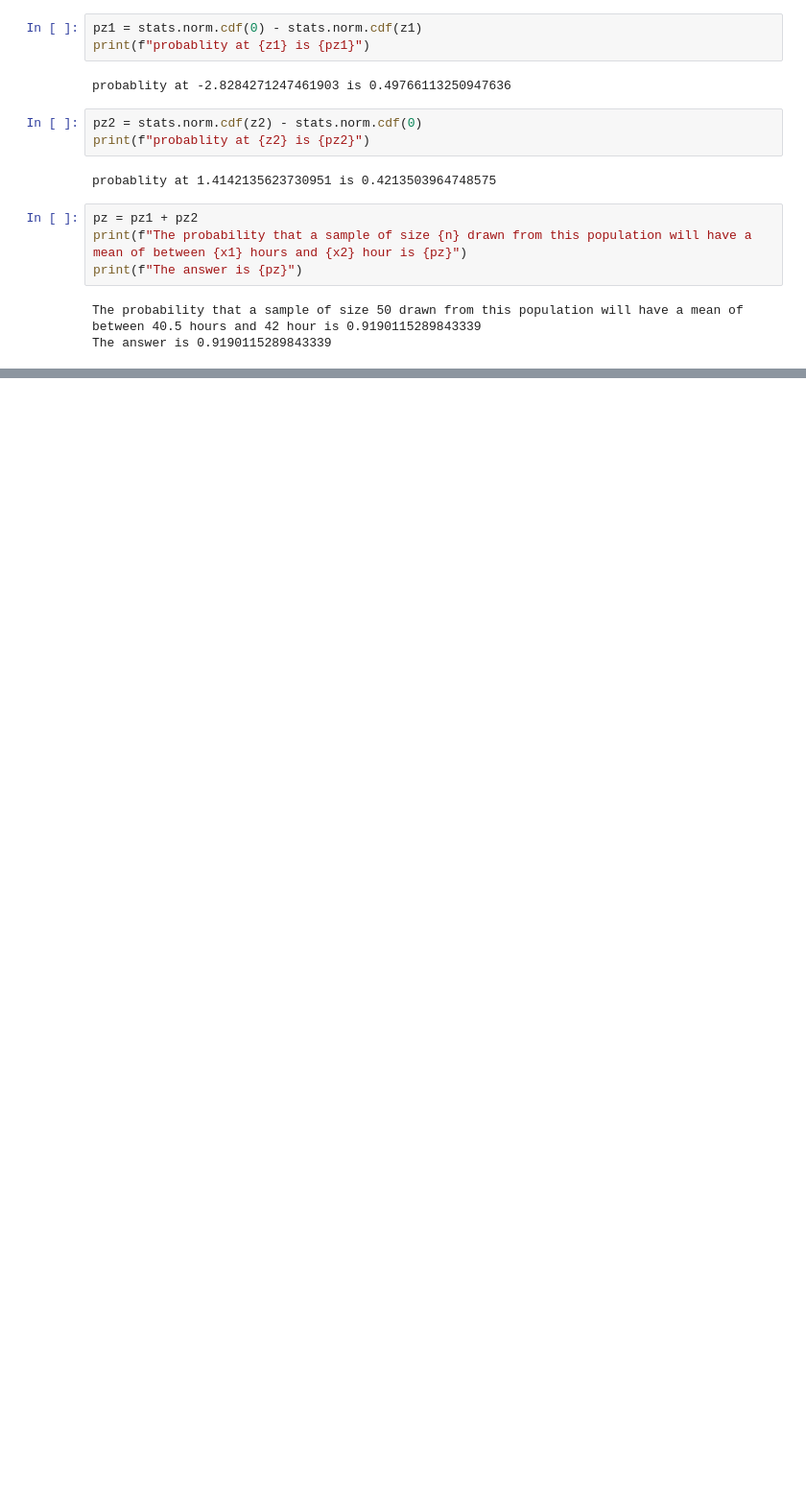
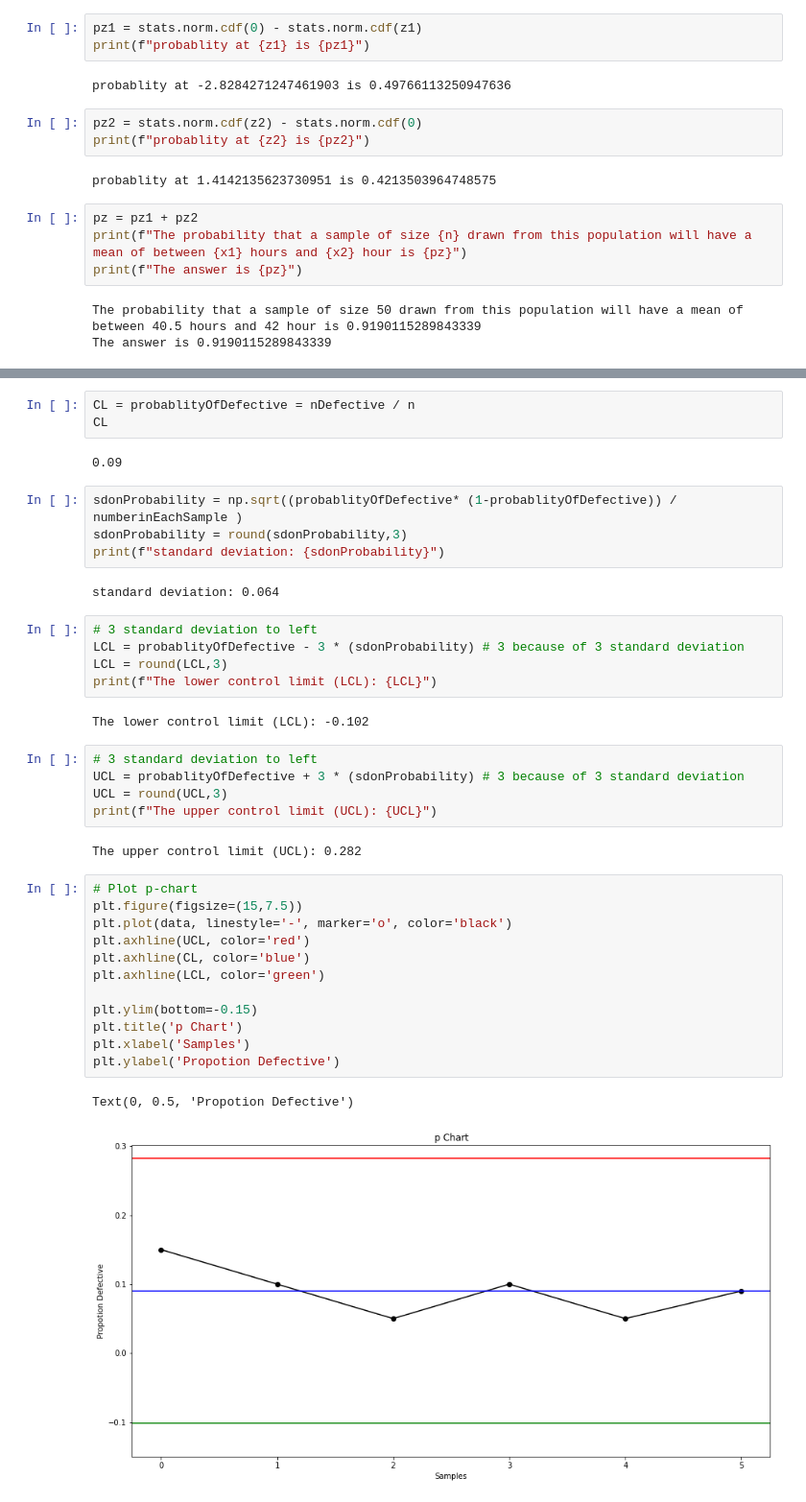
Before and after one commit to subodhpushpak/quickreference, a Jupyter notebook: stats_qt.ipynb, the cells around one changed output, grey strips where cells are left out. Shown at 96% size. Drawn from its saved outputs; the diff is of its cells as text; blank space fills up the shorter version.

```diff
--- a/stats_qt.ipynb
+++ b/stats_qt.ipynb
@@ -183,0 +293,40 @@ Q3 Two types of batteries are tested for their of life and the following result
+# %%
+CL = probablityOfDefective = nDefective / n
+CL
+# %% [output]
+0.09
+# %%
+sdonProbability = np.sqrt((probablityOfDefective* (1-probablityOfDefective)) / numberinEachSample )
+sdonProbability = round(sdonProbability,3)
+print(f"standard deviation: {sdonProbability}")
+# %% [output]
+standard deviation: 0.064
+# %%
+# 3 standard deviation to left
+LCL = probablityOfDefective - 3 * (sdonProbability) # 3 because of 3 standard deviation
+LCL = round(LCL,3)
+print(f"The lower control limit (LCL): {LCL}")
+# %% [output]
+The lower control limit (LCL): -0.102
+# %%
+# 3 standard deviation to left
+UCL = probablityOfDefective + 3 * (sdonProbability) # 3 because of 3 standard deviation
+UCL = round(UCL,3)
+print(f"The upper control limit (UCL): {UCL}")
+# %% [output]
+The upper control limit (UCL): 0.282
+# %%
+# Plot p-chart
+plt.figure(figsize=(15,7.5))
+plt.plot(data, linestyle='-', marker='o', color='black')
+plt.axhline(UCL, color='red')
+plt.axhline(CL, color='blue')
+plt.axhline(LCL, color='green')
+
+plt.ylim(bottom=-0.15)
+plt.title('p Chart')
+plt.xlabel('Samples')
+plt.ylabel('Propotion Defective')
+# %% [output]
+Text(0, 0.5, 'Propotion Defective')
+[figure, added]
```
Also changed, not shown: parts of 24 cells of this notebook.
